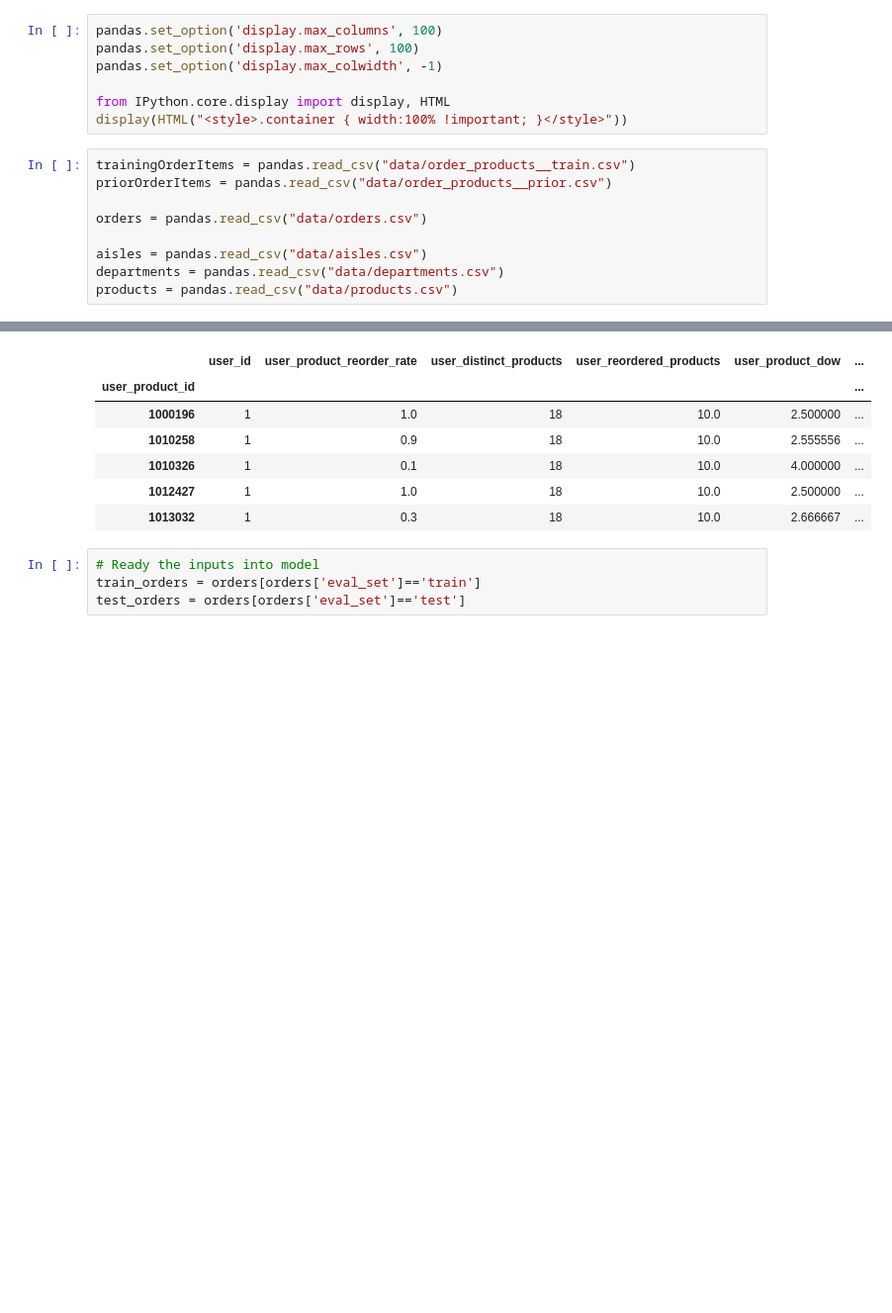
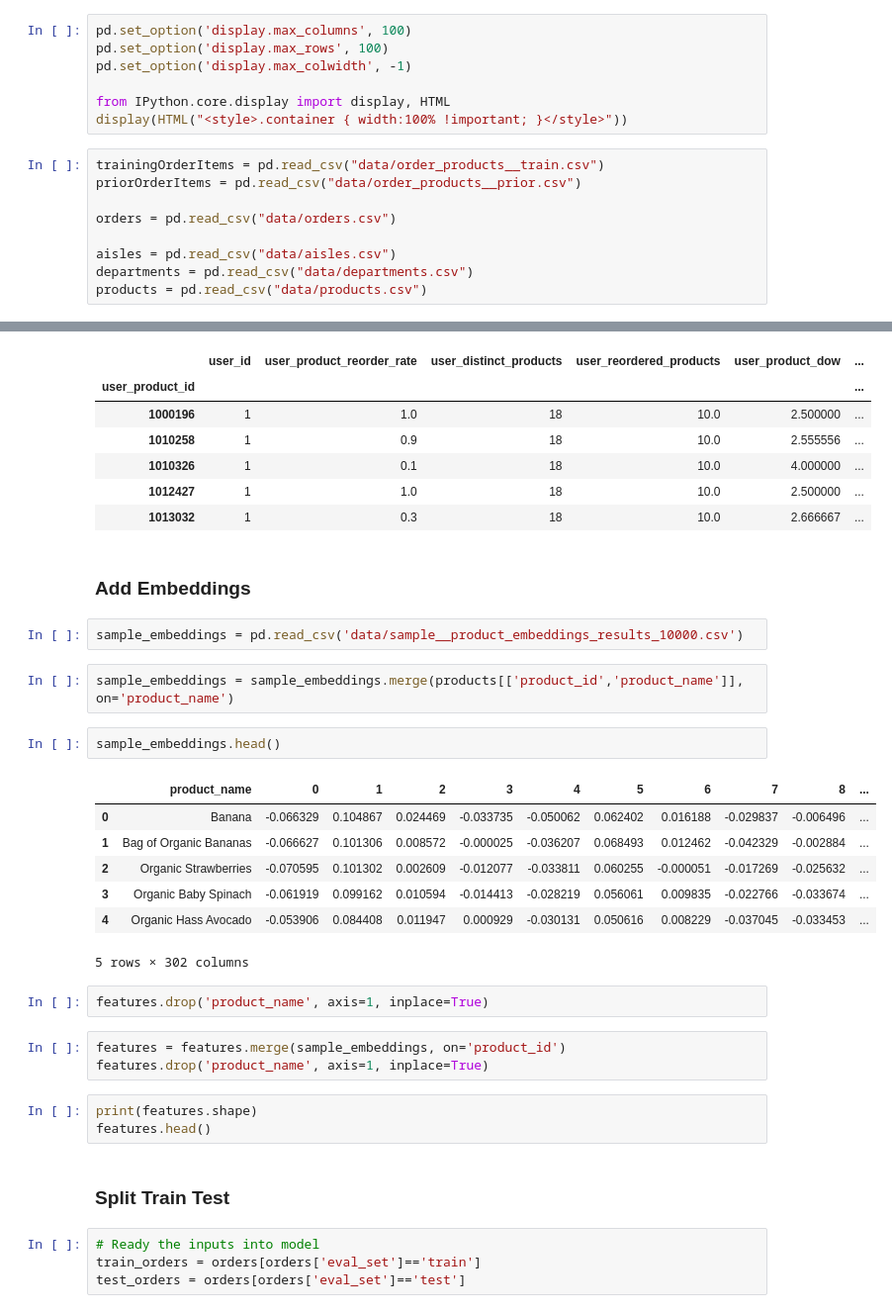
Before and after one commit to Wafic/instacart-kaggle-competition, a Jupyter notebook: kernel_keras_example.ipynb, the cells around one changed output, grey strips where cells are left out. Shown: that part at 99% size. Drawn from its saved outputs; the diff is of its cells as text; blank space fills up the shorter version.

Commit message:
added embeddings

```diff
--- a/kernel_keras_example.ipynb
+++ b/kernel_keras_example.ipynb
@@ -18,21 +18,21 @@ import sklearn
 # %% [output]
 Using TensorFlow backend.
 # %%
-pandas.set_option('display.max_columns', 100)
-pandas.set_option('display.max_rows', 100)
-pandas.set_option('display.max_colwidth', -1)
+pd.set_option('display.max_columns', 100)
+pd.set_option('display.max_rows', 100)
+pd.set_option('display.max_colwidth', -1)
 
 from IPython.core.display import display, HTML
 display(HTML("<style>.container { width:100% !important; }</style>"))
 # %%
-trainingOrderItems = pandas.read_csv("data/order_products__train.csv")
-priorOrderItems = pandas.read_csv("data/order_products__prior.csv")
+trainingOrderItems = pd.read_csv("data/order_products__train.csv")
+priorOrderItems = pd.read_csv("data/order_products__prior.csv")
 
-orders = pandas.read_csv("data/orders.csv")
+orders = pd.read_csv("data/orders.csv")
 
-aisles = pandas.read_csv("data/aisles.csv")
-departments = pandas.read_csv("data/departments.csv")
-products = pandas.read_csv("data/products.csv")
+aisles = pd.read_csv("data/aisles.csv")
+departments = pd.read_csv("data/departments.csv")
+products = pd.read_csv("data/products.csv")
 # %%
 priorOrderItems.shape
 # %% [output]
@@ -229,6 +256,32 @@ features.head()
 | 1010326 | 1 | 0.1 | 18 | 10.0 | 4.000000 | ... |
 | 1012427 | 1 | 1.0 | 18 | 10.0 | 2.500000 | ... |
 | 1013032 | 1 | 0.3 | 18 | 10.0 | 2.666667 | ... |
+# %% [markdown]
+### Add Embeddings
+# %%
+sample_embeddings = pd.read_csv('data/sample__product_embeddings_results_10000.csv')
+# %%
+sample_embeddings = sample_embeddings.merge(products[['product_id','product_name']], on='product_name')
+# %%
+sample_embeddings.head()
+# %% [output]
+|  | product_name | 0 | 1 | 2 | 3 | 4 | 5 | 6 | 7 | 8 | ... |
+| 0 | Banana | -0.066329 | 0.104867 | 0.024469 | -0.033735 | -0.050062 | 0.062402 | 0.016188 | -0.029837 | -0.006496 | ... |
+| 1 | Bag of Organic Bananas | -0.066627 | 0.101306 | 0.008572 | -0.000025 | -0.036207 | 0.068493 | 0.012462 | -0.042329 | -0.002884 | ... |
+| 2 | Organic Strawberries | -0.070595 | 0.101302 | 0.002609 | -0.012077 | -0.033811 | 0.060255 | -0.000051 | -0.017269 | -0.025632 | ... |
+| 3 | Organic Baby Spinach | -0.061919 | 0.099162 | 0.010594 | -0.014413 | -0.028219 | 0.056061 | 0.009835 | -0.022766 | -0.033674 | ... |
+| 4 | Organic Hass Avocado | -0.053906 | 0.084408 | 0.011947 | 0.000929 | -0.030131 | 0.050616 | 0.008229 | -0.037045 | -0.033453 | ... |
+5 rows × 302 columns
+# %%
+features.drop('product_name', axis=1, inplace=True)
+# %%
+features = features.merge(sample_embeddings, on='product_id')
+features.drop('product_name', axis=1, inplace=True)
+# %%
+print(features.shape)
+features.head()
+# %% [markdown]
+### Split Train Test
 # %%
 # Ready the inputs into model
 train_orders = orders[orders['eval_set']=='train']
```
Also changed, not shown: parts of 17 cells of this notebook.
